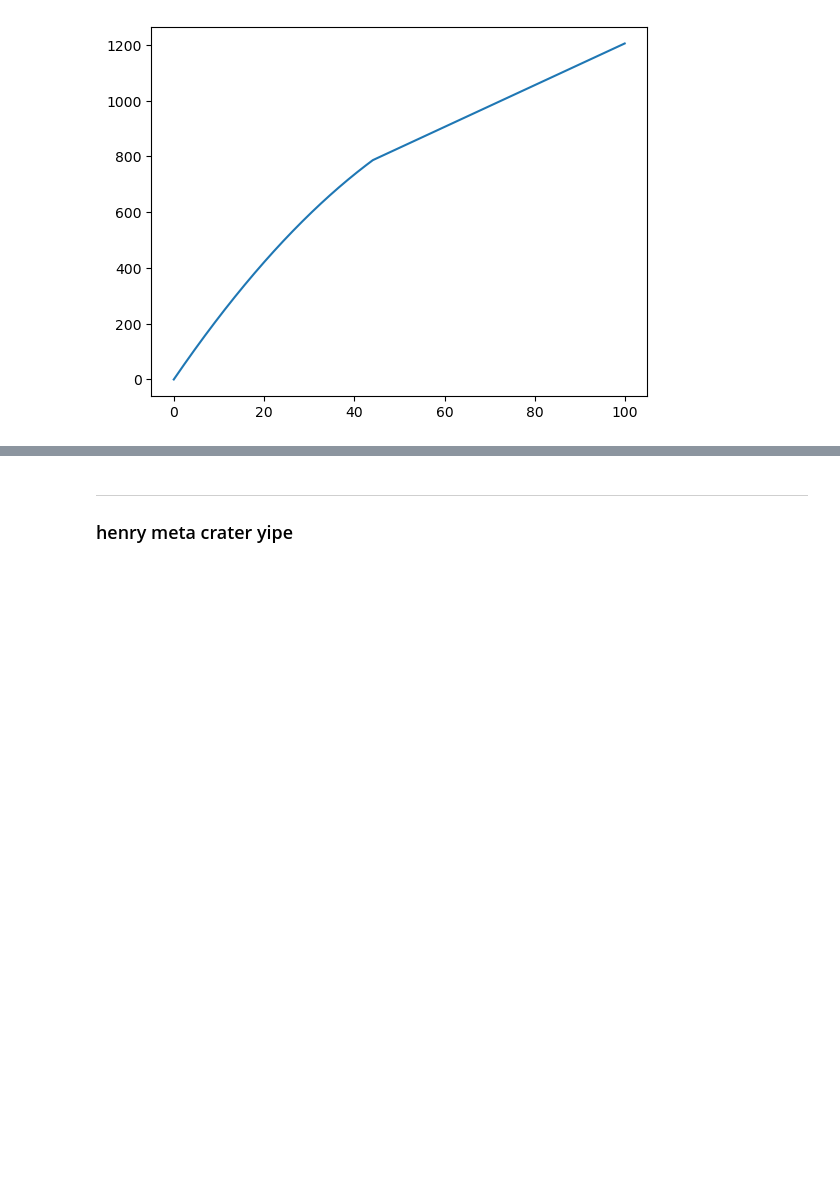
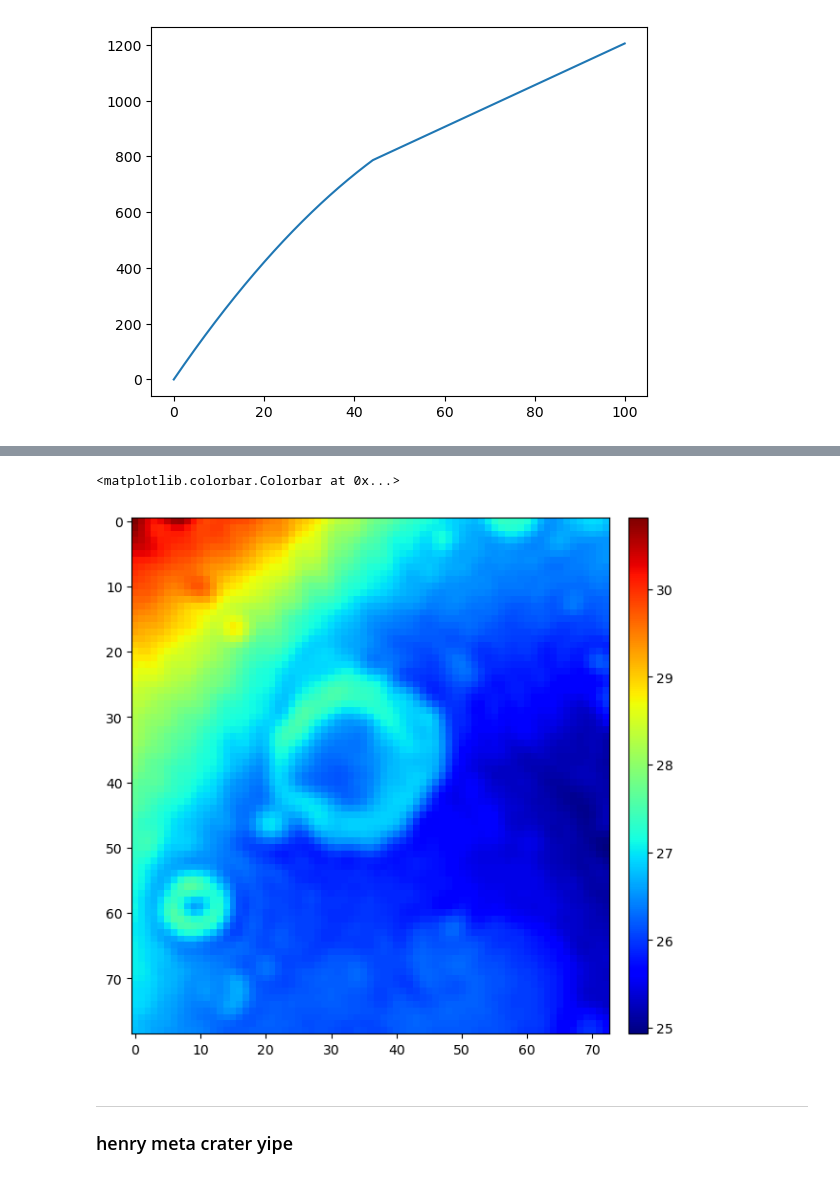
Before and after one commit to Humboldt-Penguin/Mars-Magnetics-Research, a Jupyter notebook: code/05_mag_src_map/src/main/main.ipynb, the cells around one changed output, grey strips where cells are left out. Drawn from its saved outputs; the diff is of its cells as text; code cells hidden in the pictures; blank space fills up the shorter version.

```diff
--- a/code/05_mag_src_map/src/main/main.ipynb
+++ b/code/05_mag_src_map/src/main/main.ipynb
@@ -427,29 +429,32 @@ plt.plot(depths_km, temps_C)
 # %%
-# """
-# Plot curie depths for 580 km henry
-# """
+"""
+Plot curie depths for 580 km henry
+"""
 
-# dat = []
-# curie_temps = (580,)
+dat = []
+curie_temps = (580,)
 
-# for lat in np.arange(6.65,14.5,0.1):
-#     newline = []
-#     for lon in np.arange(20,27.3,0.1):
-#         x = calc_CurieDepths(GRS, Crust, lon, lat, t=4e9, q_b_mW=30, curie_temps=curie_temps, volatile_adjusted=True)
-#         newline.append(x)
-#     dat.append(newline)
+for lat in np.arange(6.65,14.5,0.1):
+    newline = []
+    for lon in np.arange(20,27.3,0.1):
+        x = calc_CurieDepths(GRS, Crust, lon, lat, t=4e9, q_b_mW=30, curie_temps=curie_temps, volatile_adjusted=True)
+        newline.append(x)
+    dat.append(newline)
 
-# # plt.imshow(test[::-1], cmap="jet")
-# # plt.colorbar()
-# dat = np.asarray(dat)
-# dat = np.ma.masked_where((dat == GRS.getNanVal()), dat)
+# plt.imshow(test[::-1], cmap="jet")
+# plt.colorbar()
+dat = np.asarray(dat)
+dat = np.ma.masked_where((dat == GRS.getNanVal()), dat)
 
-# fig = plt.figure(figsize=(10,7))
-# ax = plt.axes()
-# im = ax.imshow(dat[::-1], cmap="jet")
+fig = plt.figure(figsize=(10,7))
+ax = plt.axes()
+im = ax.imshow(dat[::-1], cmap="jet")
 
-# cax = fig.add_axes([ax.get_position().x1+0.02,ax.get_position().y0,0.02,ax.get_position().height])
-# plt.colorbar(im, cax=cax)
+cax = fig.add_axes([ax.get_position().x1+0.02,ax.get_position().y0,0.02,ax.get_position().height])
+plt.colorbar(im, cax=cax)
+# %% [output]
+<matplotlib.colorbar.Colorbar at 0x...>
+[figure, added]
 # %% [markdown]
 ---
 ### henry meta crater yipe
```
Also changed, not shown: parts of 3 cells of this notebook, 1 other file.
